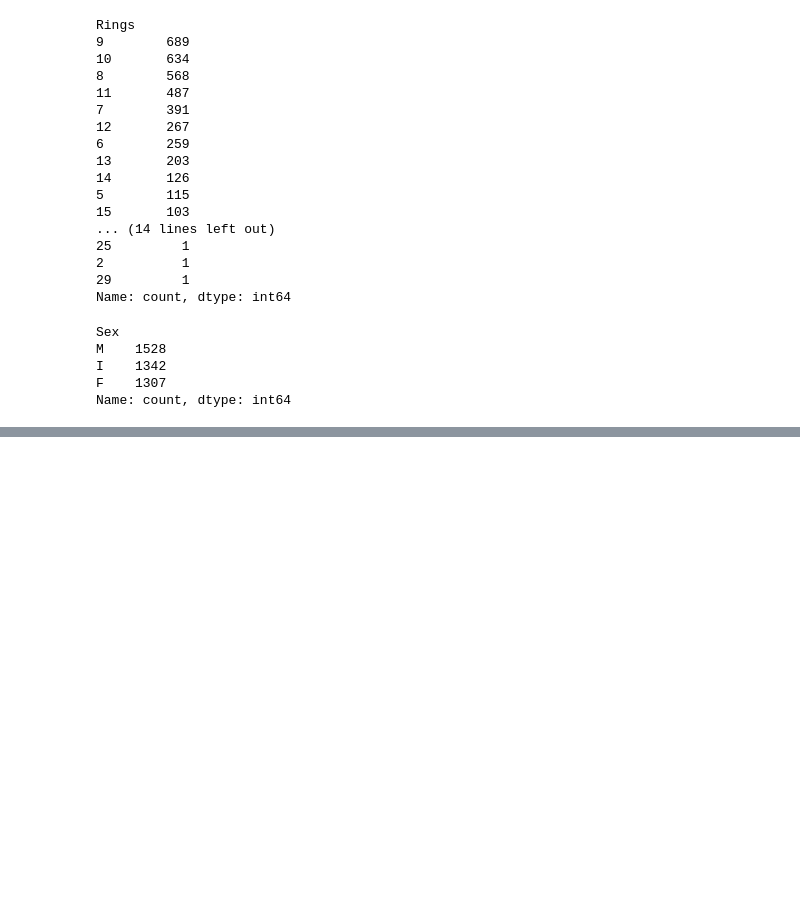
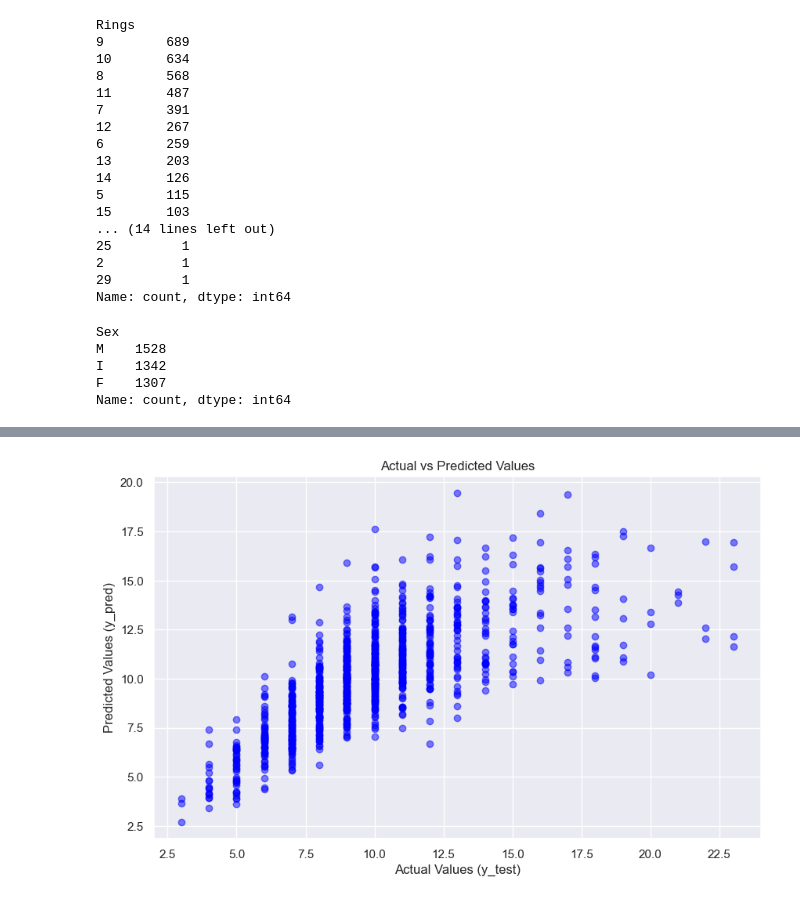
Before and after one commit to Ahshaam/Project2, a Jupyter notebook: Untitled.ipynb, the cells around one changed output, grey strips where cells are left out. Drawn from its saved outputs; the diff is of its cells as text; code cells hidden in the pictures; blank space fills up the shorter version.

```diff
--- a/Untitled.ipynb
+++ b/Untitled.ipynb
@@ -202,0 +263,13 @@ plt.show()
+# %%
+# Assuming y_test and y_pred are continuous (for regression)
+plt.figure(figsize=(10, 6))
+
+# Scatter plot of actual vs predicted
+plt.scatter(y_test, y_pred, color='blue', alpha=0.5)
+
+plt.xlabel('Actual Values (y_test)')
+plt.ylabel('Predicted Values (y_pred)')
+plt.title('Actual vs Predicted Values')
+plt.show()
+# %% [output]
+[figure, added]
```
Also changed, not shown: parts of 9 cells of this notebook.
